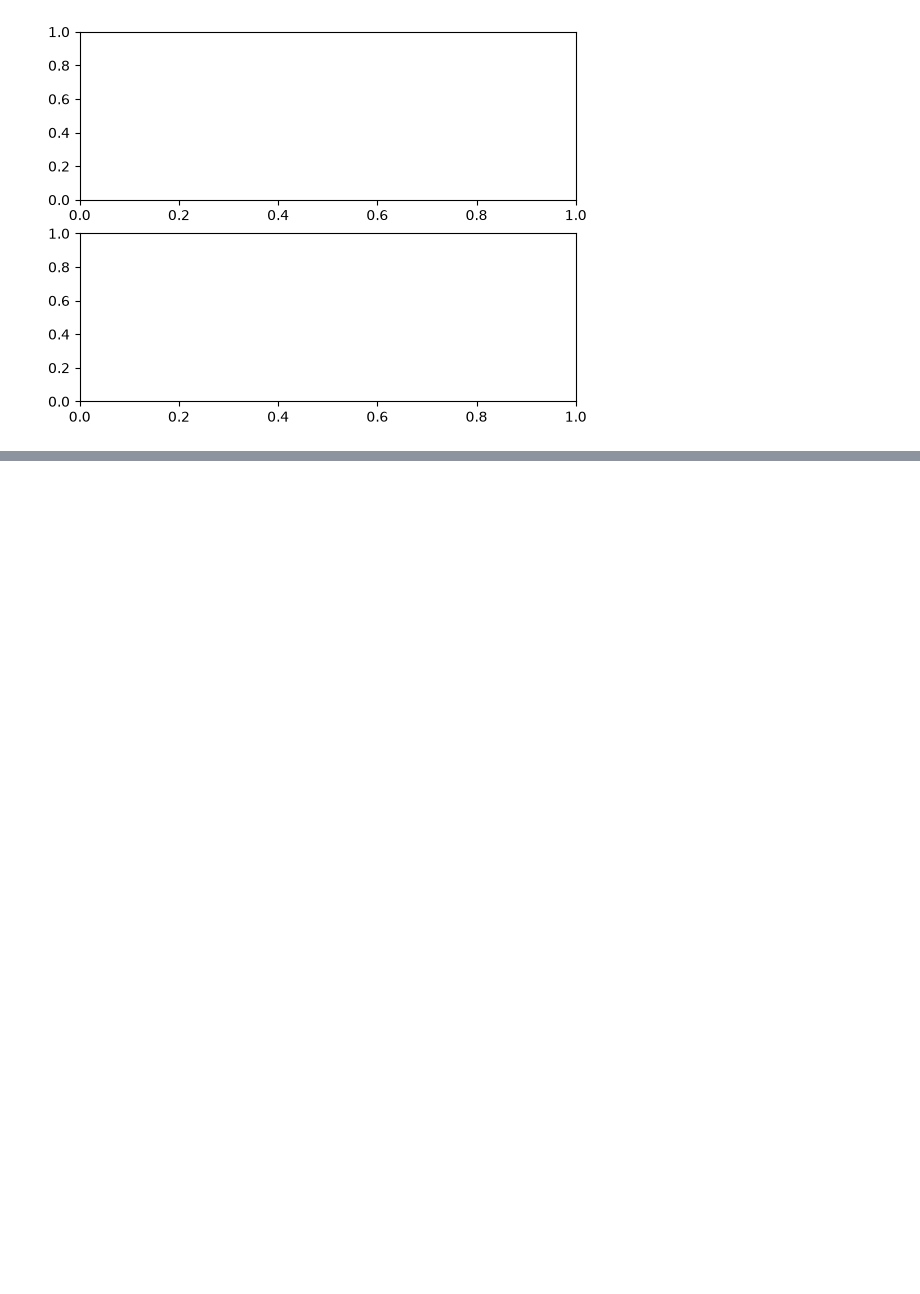
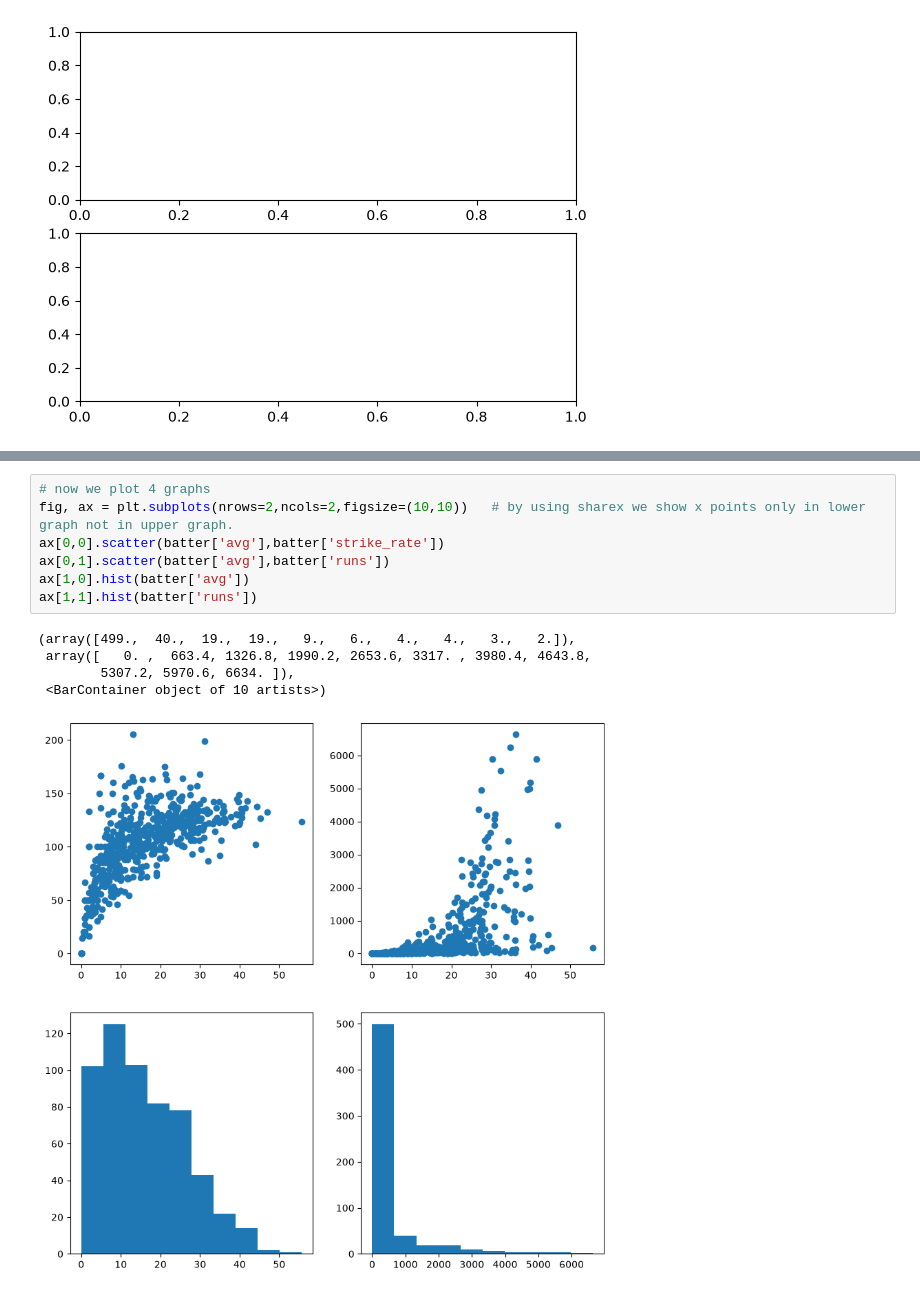
Before and after one commit to mishrarishi1135-a11y/Python-Libraries-for-Data--Science-, a Jupyter notebook: 03_matplotlib/08_subplots.ipynb, the cells around one changed output, grey strips where cells are left out. Drawn from its saved outputs; the diff is of its cells as text; blank space fills up the shorter version.

```diff
--- a/03_matplotlib/08_subplots.ipynb
+++ b/03_matplotlib/08_subplots.ipynb
@@ -75,0 +76,13 @@ Text(0, 0.5, 'runs')
+# %%
+# now we plot 4 graphs
+fig, ax = plt.subplots(nrows=2,ncols=2,figsize=(10,10))   # by using sharex we show x points only in lower graph not in upper graph.
+ax[0,0].scatter(batter['avg'],batter['strike_rate'])
+ax[0,1].scatter(batter['avg'],batter['runs'])
+ax[1,0].hist(batter['avg'])
+ax[1,1].hist(batter['runs'])
+# %% [output]
+(array([499.,  40.,  19.,  19.,   9.,   6.,   4.,   4.,   3.,   2.]),
+ array([   0. ,  663.4, 1326.8, 1990.2, 2653.6, 3317. , 3980.4, 4643.8,
+        5307.2, 5970.6, 6634. ]),
+ <BarContainer object of 10 artists>)
+[figure, added]
```
Also changed, not shown: parts of 3 cells of this notebook.
